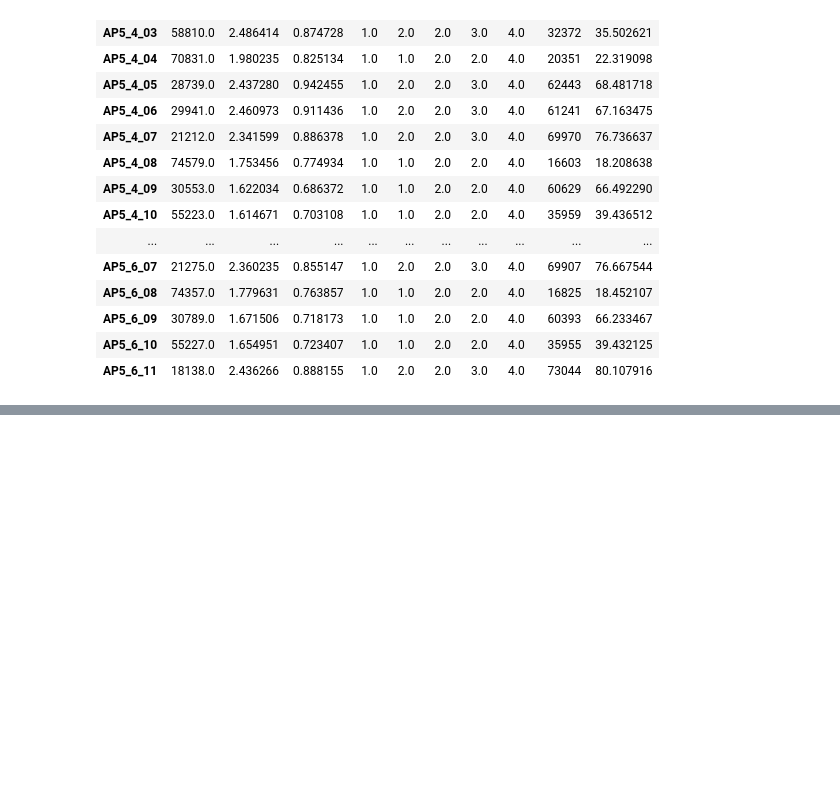
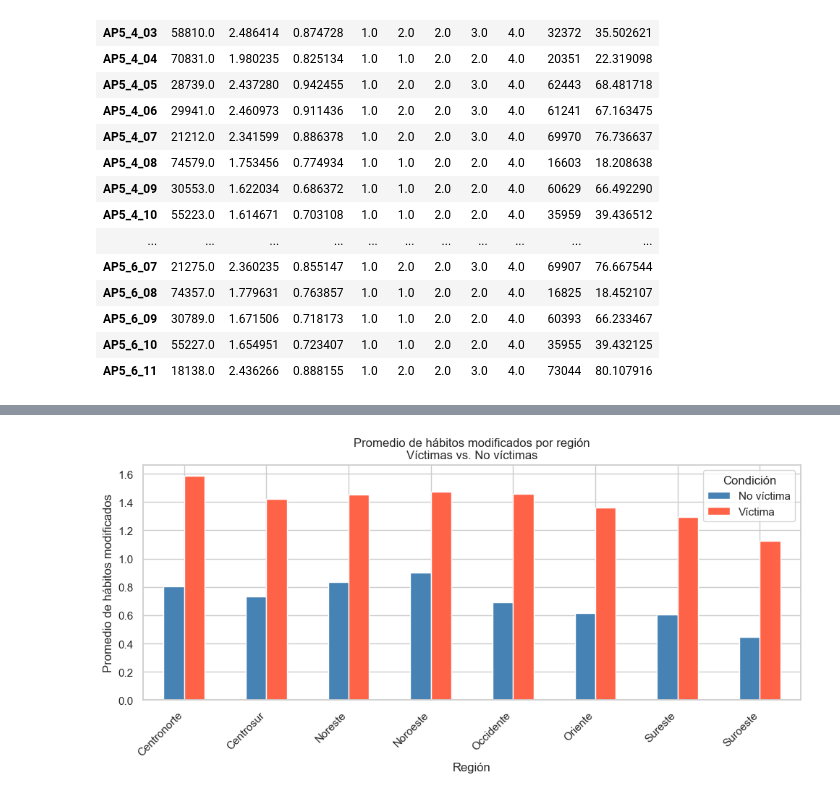
Before and after one commit to mariasolsampogna/E337_Grupo2, a Jupyter notebook: Cosas Poster/Poster.ipynb, the cells around one changed output, grey strips where cells are left out. Drawn from its saved outputs; the diff is of its cells as text; code cells hidden in the pictures; blank space fills up the shorter version.

```diff
--- a/Cosas Poster/Poster.ipynb
+++ b/Cosas Poster/Poster.ipynb
@@ -805,0 +937,15 @@ desc
+# %%
+# Promedio del índice por región y condición de víctima
+df_analisis_p3.groupby(['region', 'victima'])['indice_habitos'].mean().unstack('victima').rename(
+    columns={0: 'No víctima', 1: 'Víctima'}
+).plot(kind='bar', figsize=(10, 5), color=['steelblue', 'tomato'])
+
+plt.title("Promedio de hábitos modificados por región\nVíctimas vs. No víctimas")
+plt.ylabel("Promedio de hábitos modificados")
+plt.xlabel("Región")
+plt.xticks(rotation=45, ha='right')
+plt.legend(title='Condición')
+plt.tight_layout()
+plt.show()
+# %% [output]
+[figure, added]
```
Also changed, not shown: parts of 17 cells of this notebook.
